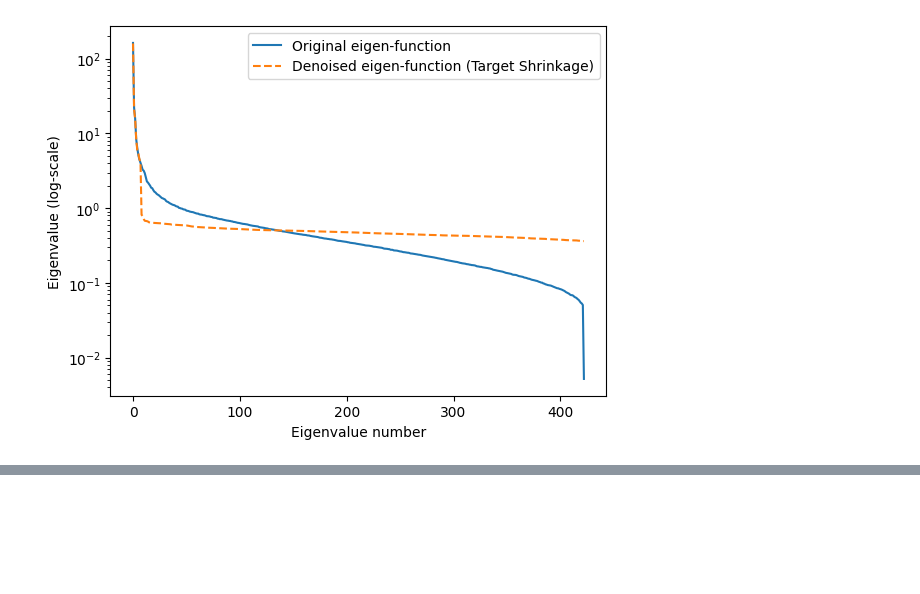
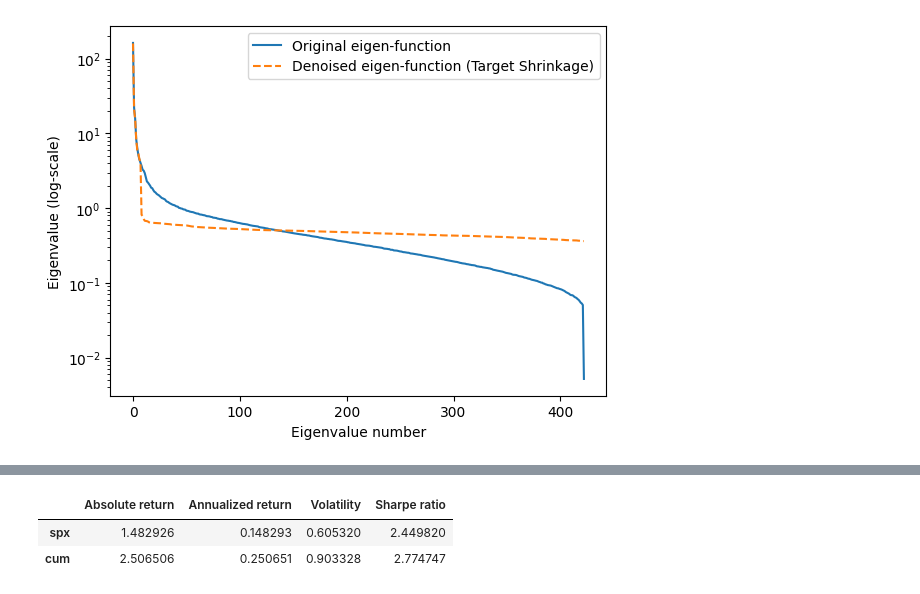
Before and after one commit to dariosandrucci/thesis, a Jupyter notebook: tests.ipynb, the cells around one changed output, grey strips where cells are left out. Cells and saved outputs as stored; diff of their text form; code cells hidden in the pictures; blank space fills up the shorter version.

```diff
--- a/tests.ipynb
+++ b/tests.ipynb
@@ -83,0 +111,8 @@ KeyboardInterrupt:
+# %%
+compare = pd.DataFrame({"Absolute return":[spx_abs,cum_abs], "Annualized return":[spx_ann,cum_ann], "Volatility":[spx_vol,cum_vol], "Sharpe ratio": [spx_sr, cum_sr]})
+compare.rename(index={0:"spx",1:"cum"}, inplace = True)
+compare
+# %% [output]
+|  | Absolute return | Annualized return | Volatility | Sharpe ratio |
+| spx | 1.482926 | 0.148293 | 0.605320 | 2.449820 |
+| cum | 2.506506 | 0.250651 | 0.903328 | 2.774747 |
```
Also changed, not shown: parts of 14 cells of this notebook, 3 other files.
